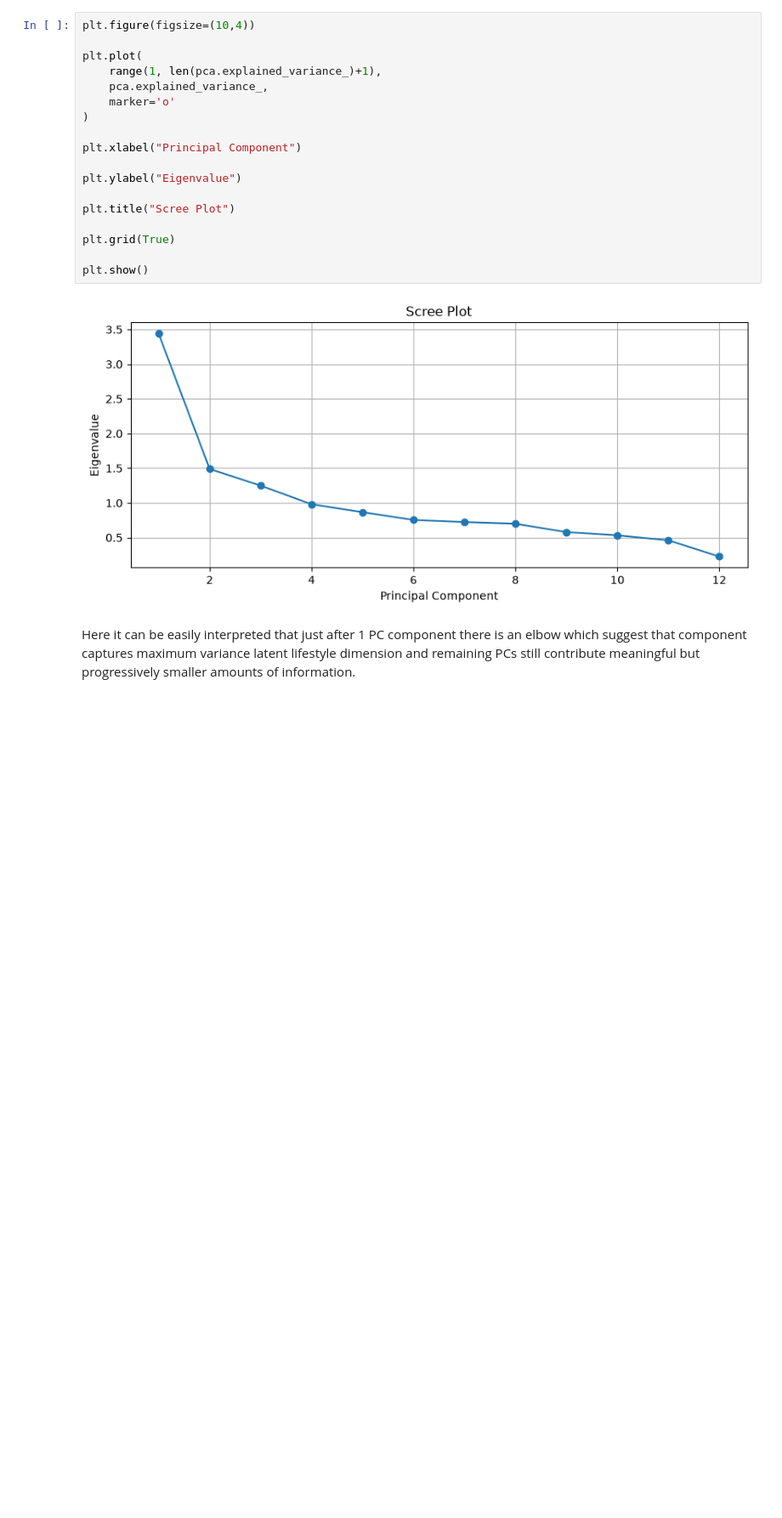
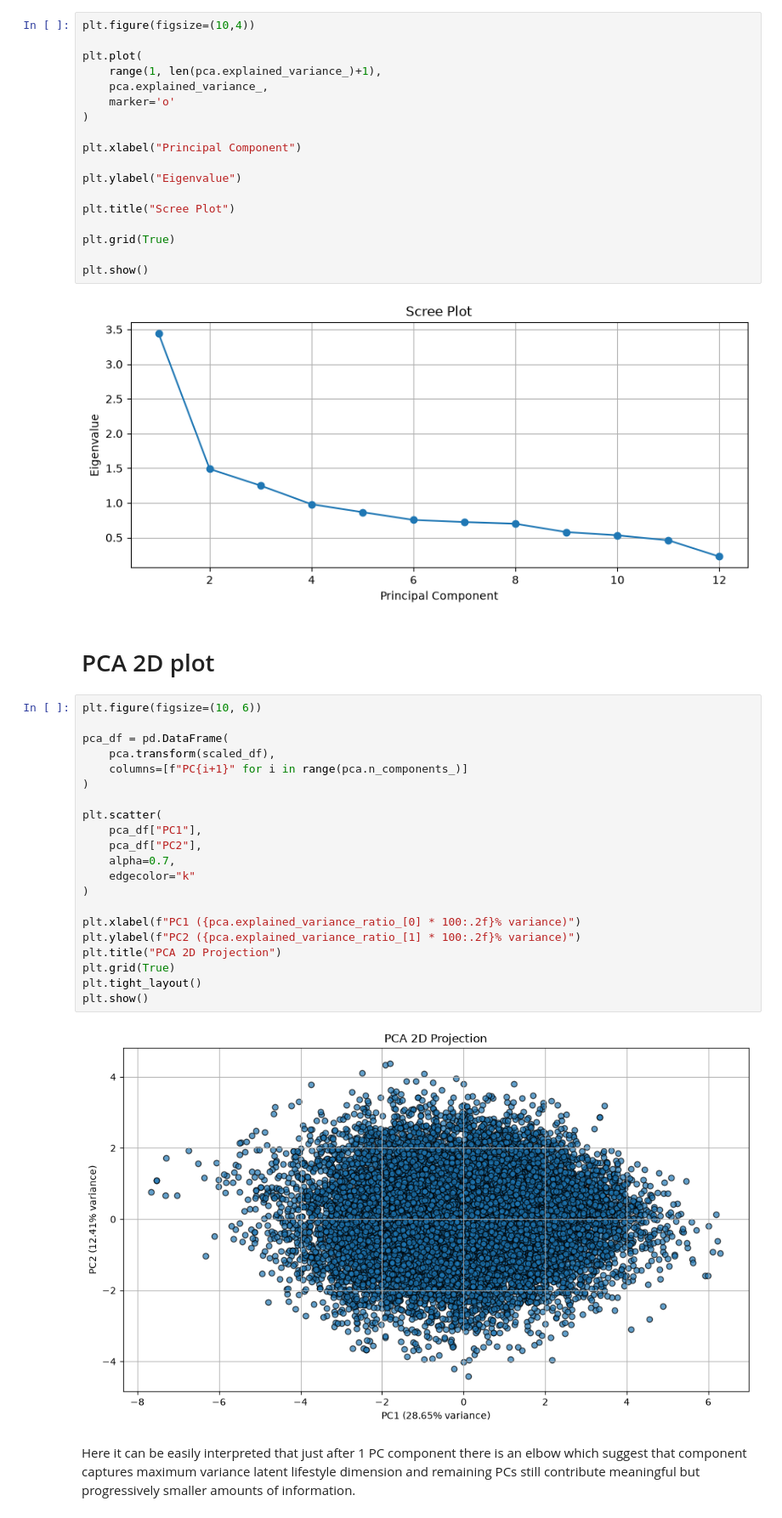
Before and after one commit to Adityaa-KC/Analyzing-the-Impact-of-Eating-Habits-and-Sedentary-Lifestyle-on-Health-Risk-Patterns, a Jupyter notebook: New Structured directory/PCA_evaluation.ipynb, the cells around one changed output. Shown at 85% size. Saved outputs shown, nothing was run; the diff lists cells and outputs as text; blank space fills up the shorter version.

```diff
--- a/New Structured directory/PCA_evaluation.ipynb
+++ b/New Structured directory/PCA_evaluation.ipynb
@@ -238,6 +238,31 @@ plt.grid(True)
 plt.show()
 # %% [output]
 [figure]
+# %% [markdown]
+# PCA 2D plot
+# %%
+plt.figure(figsize=(10, 6))
+
+pca_df = pd.DataFrame(
+    pca.transform(scaled_df),
+    columns=[f"PC{i+1}" for i in range(pca.n_components_)]
+)
+
+plt.scatter(
+    pca_df["PC1"],
+    pca_df["PC2"],
+    alpha=0.7,
+    edgecolor="k"
+)
+
+plt.xlabel(f"PC1 ({pca.explained_variance_ratio_[0] * 100:.2f}% variance)")
+plt.ylabel(f"PC2 ({pca.explained_variance_ratio_[1] * 100:.2f}% variance)")
+plt.title("PCA 2D Projection")
+plt.grid(True)
+plt.tight_layout()
+plt.show()
+# %% [output]
+[figure, added]
 # %% [markdown]
 Here it can be easily interpreted that just after 1 PC component there is an elbow which suggest that component captures maximum variance latent lifestyle dimension and remaining PCs still contribute meaningful but progressively smaller amounts of information.
 # %% [markdown]
```
Also changed, not shown: 7 other files.
